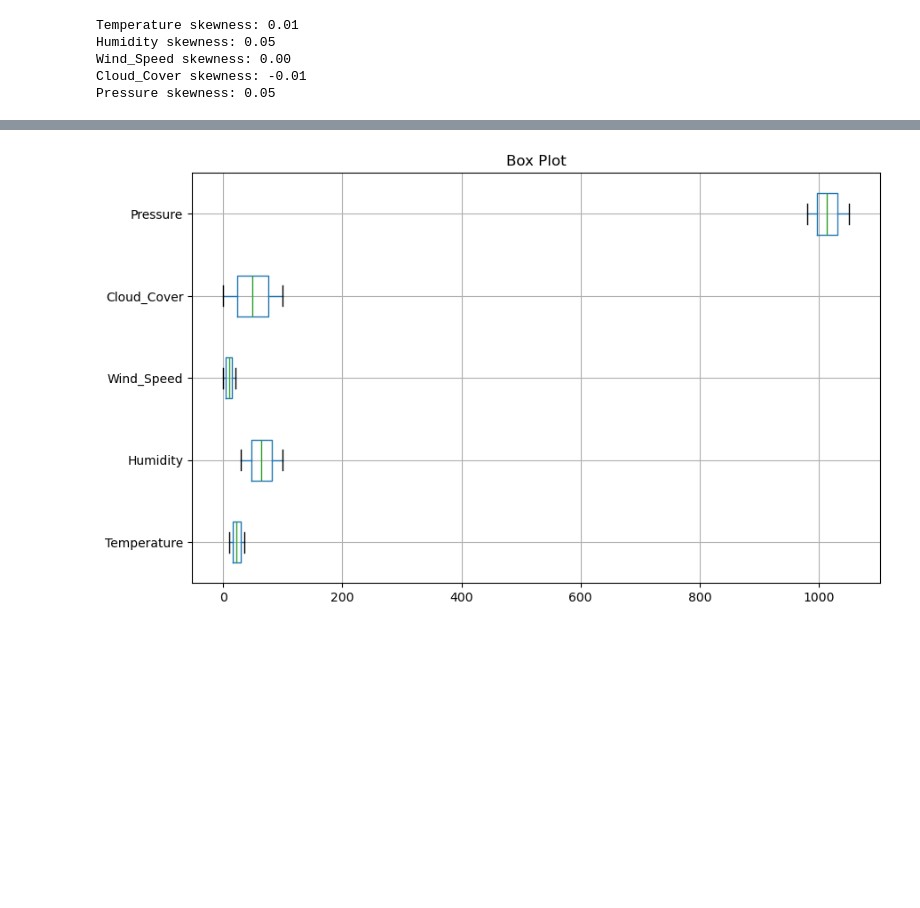
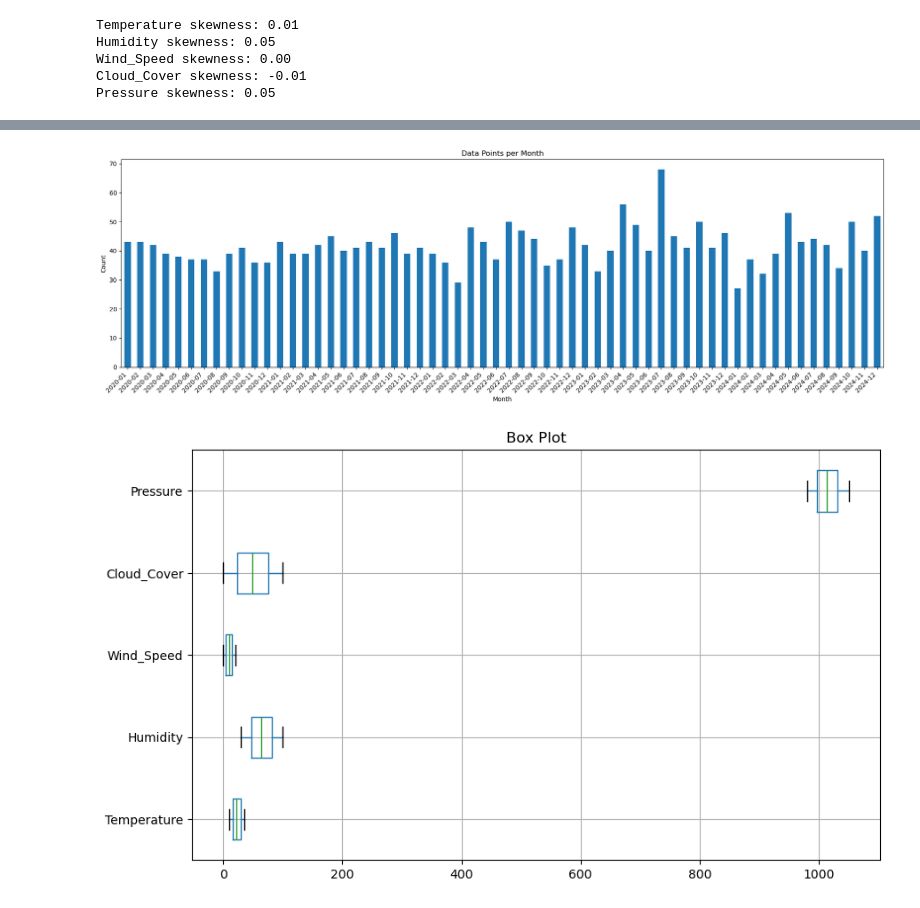
Before and after one commit to badtzmaruu/MLG382-CYO, a Jupyter notebook: Notebooks/Preprocessing.ipynb, the cells around one changed output, grey strips where cells are left out. Cells and saved outputs as stored; diff of their text form; code cells hidden in the pictures; blank space fills up the shorter version.

```diff
--- a/Notebooks/Preprocessing.ipynb
+++ b/Notebooks/Preprocessing.ipynb
@@ -97,3 +115,23 @@ Pressure skewness: 0.05
+# %%
+df.set_index('DateTime', inplace=True)
+
+monthly_counts = df.resample('M').size()
+
+plt.figure(figsize=(18, 6))
+
+# Plot
+monthly_counts.index = monthly_counts.index.strftime('%Y-%m')
+monthly_counts.plot(kind='bar')
+
+# Titles and labels
+plt.title('Data Points per Month')
+plt.xlabel('Month')
+plt.ylabel('Count')
+plt.xticks(rotation=45, ha='right')
+plt.tight_layout()
+plt.show()
+# %% [output]
+[figure, added]
 # %%
 fig, ax = plt.subplots(figsize=(10, 6))
 boxplot = df[numeric_features].boxplot(vert = 0, ax=ax)
```
Also changed, not shown: parts of 11 cells of this notebook, 1 other file.
